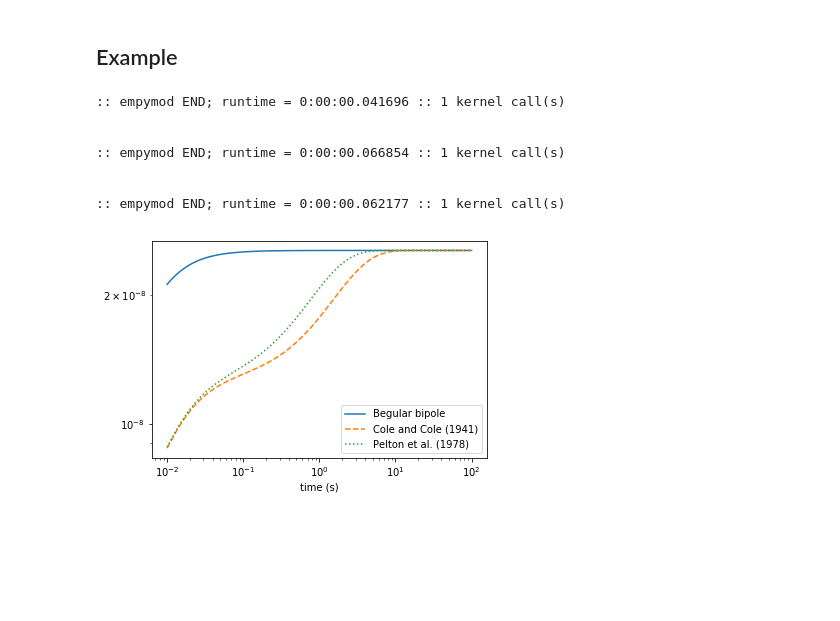
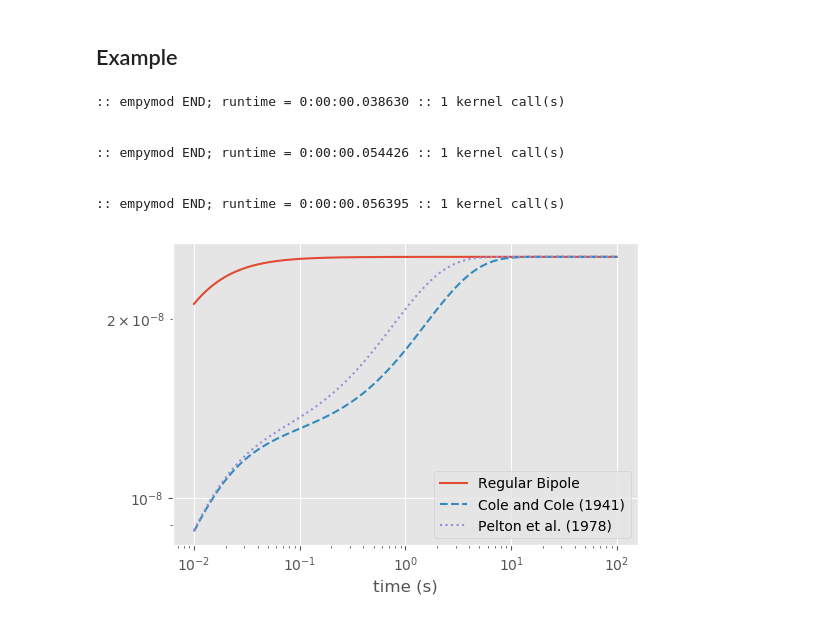
Before and after one commit to emsig/empymod-examples, a Jupyter notebook: 2d_Cole-Cole_IP.ipynb, the cells around one changed output. Saved outputs shown, nothing was run; the diff lists cells and outputs as text; code cells hidden in the pictures; blank space fills up the shorter version.

```diff
--- a/2d_Cole-Cole_IP.ipynb
+++ b/2d_Cole-Cole_IP.ipynb
@@ -37,6 +37,10 @@ import matplotlib.pyplot as plt
 
 from empymod import bipole, versions
 from empymod.utils import _check_var
+# %%
+# Plot-style adjustments
+plt.style.use('ggplot')
+plt.rcParams['figure.dpi'] = 100
 # %% [markdown]
 ## Define the Cole-Cole model
 
@@ -122,38 +127,38 @@ cond = {
     'func': cole_cole
 }
 
 # For Pelton et al
 rho = {
     'res': res,
     'rho_0': res, # rho_0  (we take the inverse of res here)
     'rho_8': res2,
     'tau': [1, 1],
     'c': [1, 1],
     'func': pelton_et_al
 }
 
 out_dip = bipole(res=[2e14, 10], **model)
 out_cole = bipole(res=cond, **model)
 out_pelton = bipole(res=rho, **model)
 
 plt.figure()
-plt.plot(times, out_dip, '-', label='Begular bipole')
+plt.plot(times, out_dip, '-', label='Regular Bipole')
 plt.plot(times, out_cole, '--', label='Cole and Cole (1941)')
 plt.plot(times, out_pelton, ':', label='Pelton et al. (1978)')
 plt.legend()
 plt.yscale('log')
 plt.xscale('log')
 plt.xlabel('time (s)')
 plt.show()
 # %% [output]
-:: empymod END; runtime = 0:00:00.041696 :: 1 kernel call(s)
+:: empymod END; runtime = 0:00:00.038630 :: 1 kernel call(s)
 
 
-:: empymod END; runtime = 0:00:00.066854 :: 1 kernel call(s)
+:: empymod END; runtime = 0:00:00.054426 :: 1 kernel call(s)
 
 
-:: empymod END; runtime = 0:00:00.062177 :: 1 kernel call(s)
+:: empymod END; runtime = 0:00:00.056395 :: 1 kernel call(s)
-[figure, old version]
+[figure, new version]
 # %%
 versions('HTML')
 # %% [output]
```
Also changed, not shown: parts of 3 cells of this notebook.
